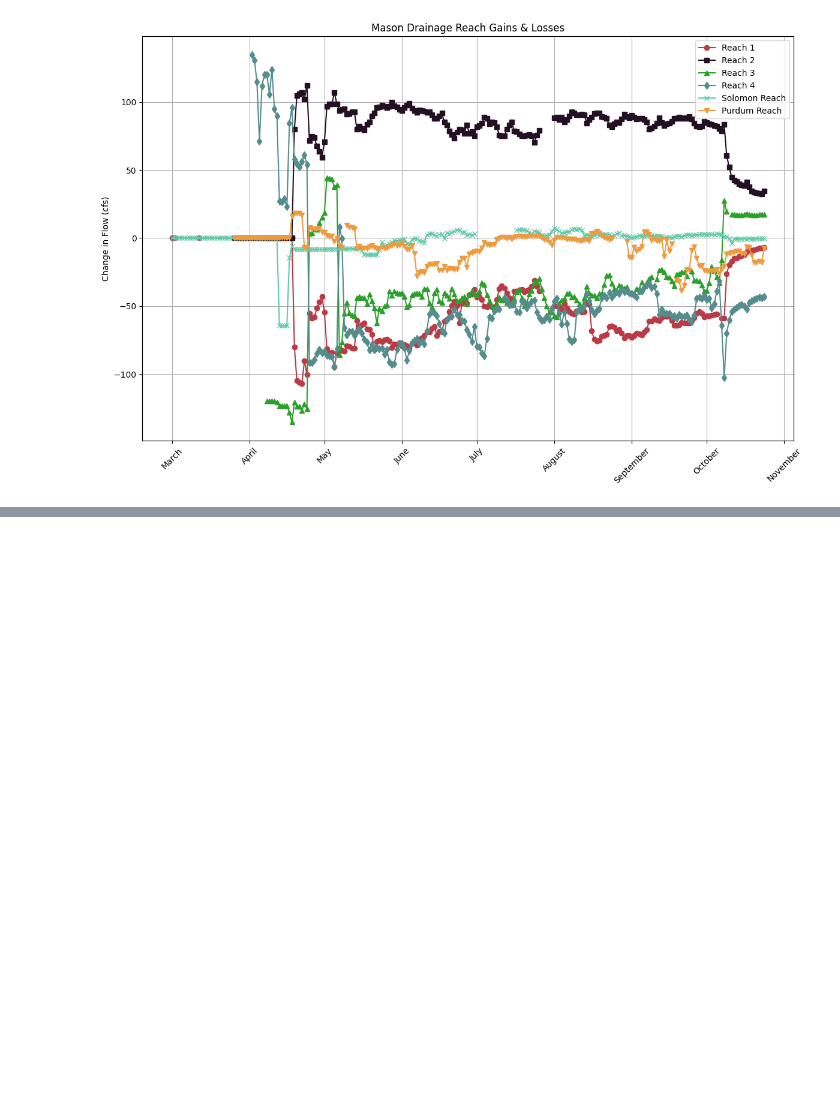
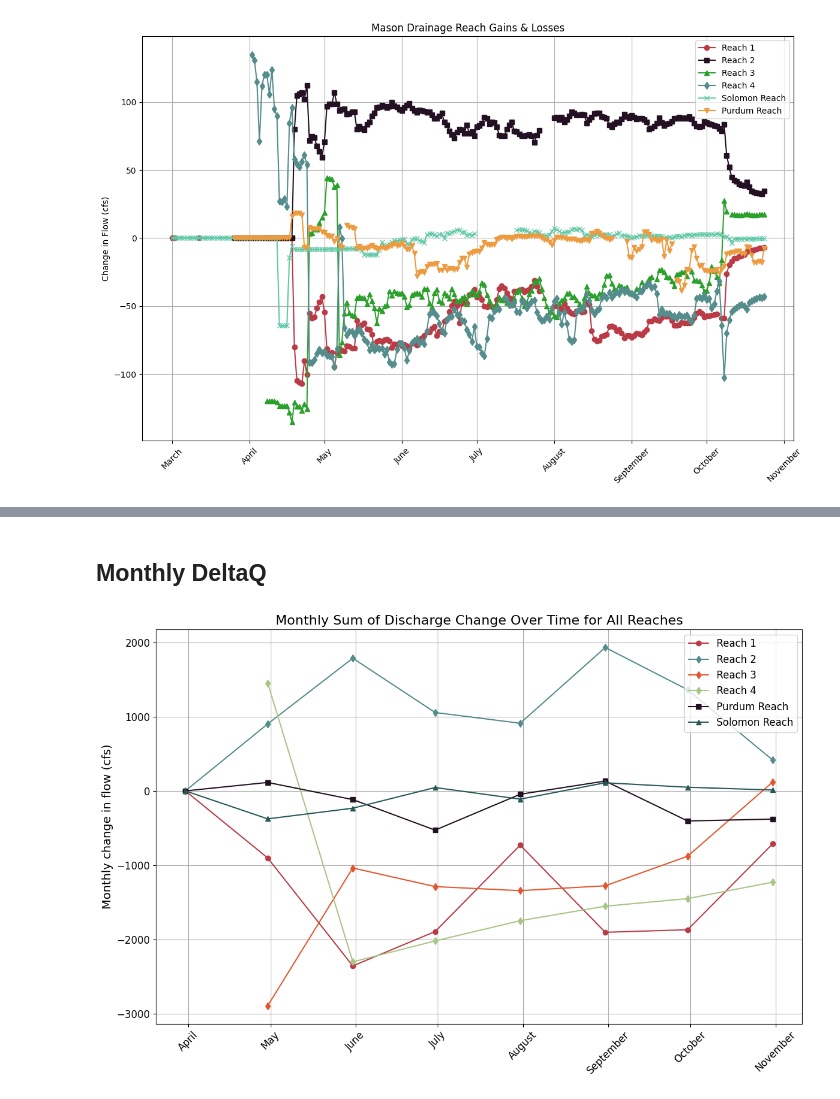
Before and after one commit to carlibeisel/mason_water_budget, a Jupyter notebook: reach_drainflow_.ipynb, the cells around one changed output, grey strips where cells are left out. Cells and saved outputs as stored; diff of their text form; code cells hidden in the pictures; blank space fills up the shorter version.

Commit message:
edited figure

```diff
--- a/reach_drainflow_.ipynb
+++ b/reach_drainflow_.ipynb
@@ -757,0 +709,2 @@ See the caveats in the documentation: https://pandas.pydata.org/pandas-docs/stab
+# %% [markdown]
+## Monthly DeltaQ
@@ -757,0 +831,46 @@ See the caveats in the documentation: https://pandas.pydata.org/pandas-docs/stab
+# %%
+# ------- #
+#   PLOT
+# ------- #
+plt.figure(figsize=(12, 8))
+
+# Reach 1
+reach1_filtered = reach1_monthly_diff.loc[start_date:end_date]
+plt.plot(reach1_filtered.index, reach1_filtered, marker='o', linestyle='-', color='#BA3B46', label='Reach 1')
+
+# Reach 2
+reach2_filtered = reach2_monthly_diff.loc[start_date:end_date]
+plt.plot(reach2_filtered.index, reach2_filtered, marker='d', linestyle='-', color='#558C8C', label='Reach 2')
+
+# Reach 3
+reach3_filtered = reach3_monthly_diff.loc[start_date:end_date]
+plt.plot(reach3_filtered.index, reach3_filtered, marker='d', linestyle='-', color='#E4572E', label='Reach 3')
+
+# Reach 4
+reach4_filtered = reach4_monthly_diff.loc[start_date:end_date]
+plt.plot(reach4_filtered.index, reach4_filtered, marker='d', linestyle='-', color='#A8C686', label='Reach 4')
+
+# Purdum Reach
+reachpurdum_filtered = reachpurdum_monthly_diff.loc[start_date:end_date]
+plt.plot(reachpurdum_filtered.index, reachpurdum_filtered, marker='s', linestyle='-', color='#231123', label='Purdum Reach')
+
+# Solomon Reach
+reachsolomon_filtered = reachsolomon_monthly_diff.loc[start_date:end_date]
+plt.plot(reachsolomon_filtered.index, reachsolomon_filtered, marker='^', linestyle='-', color='#255957', label='Solomon Reach')
+
+plt.title('Monthly Sum of Discharge Change Over Time for All Reaches', fontsize=16)
+plt.xlabel('', fontsize=14)
+plt.ylabel('Monthly change in flow (cfs)', fontsize=14)
+plt.grid(True)
+
+plt.gca().xaxis.set_major_locator(mdates.MonthLocator())  # Set ticks to every month
+plt.gca().xaxis.set_major_formatter(mdates.DateFormatter('%B'))  # Show full month and year
+
+plt.xticks(rotation=45, fontsize=12)
+plt.yticks(fontsize=12)
+plt.legend(loc='best', fontsize=12)
+plt.tight_layout()
+plt.savefig('/content/drive/MyDrive/Data/Mason Water Budget/data_output/drainflow_out/Figures/monthly_deltaq.png', dpi=300, bbox_inches='tight')
+plt.show()
+# %% [output]
+[figure, added]
```
Also changed, not shown: parts of 3 cells of this notebook.
